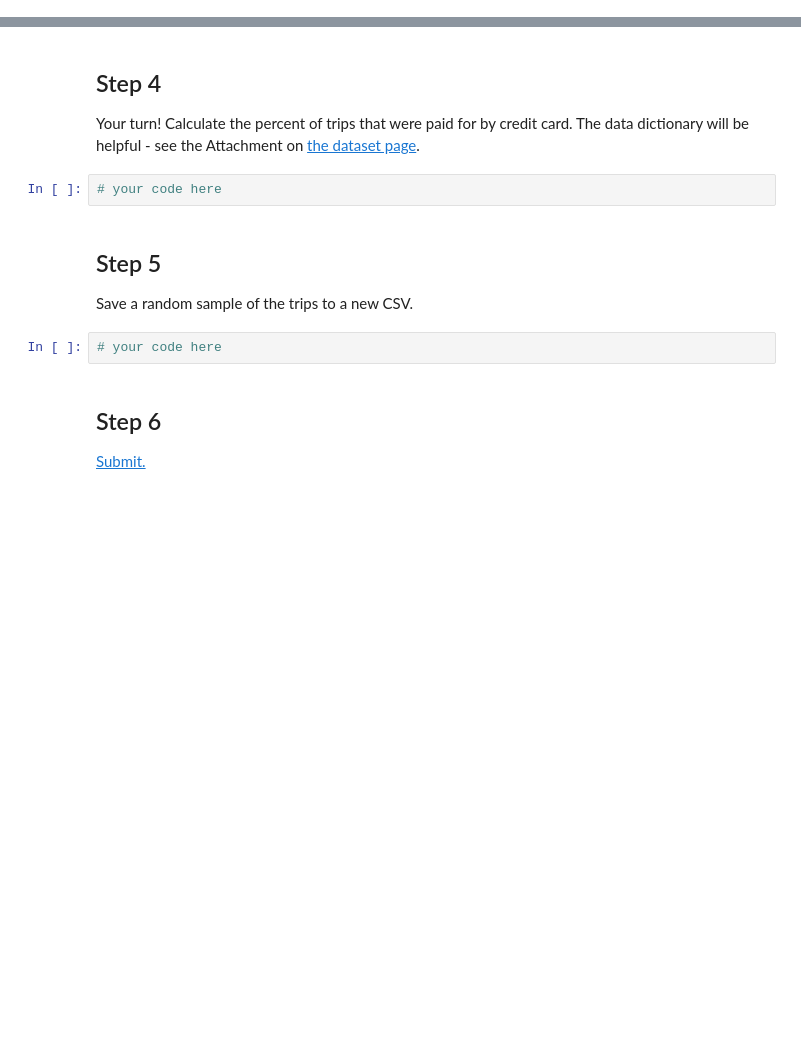
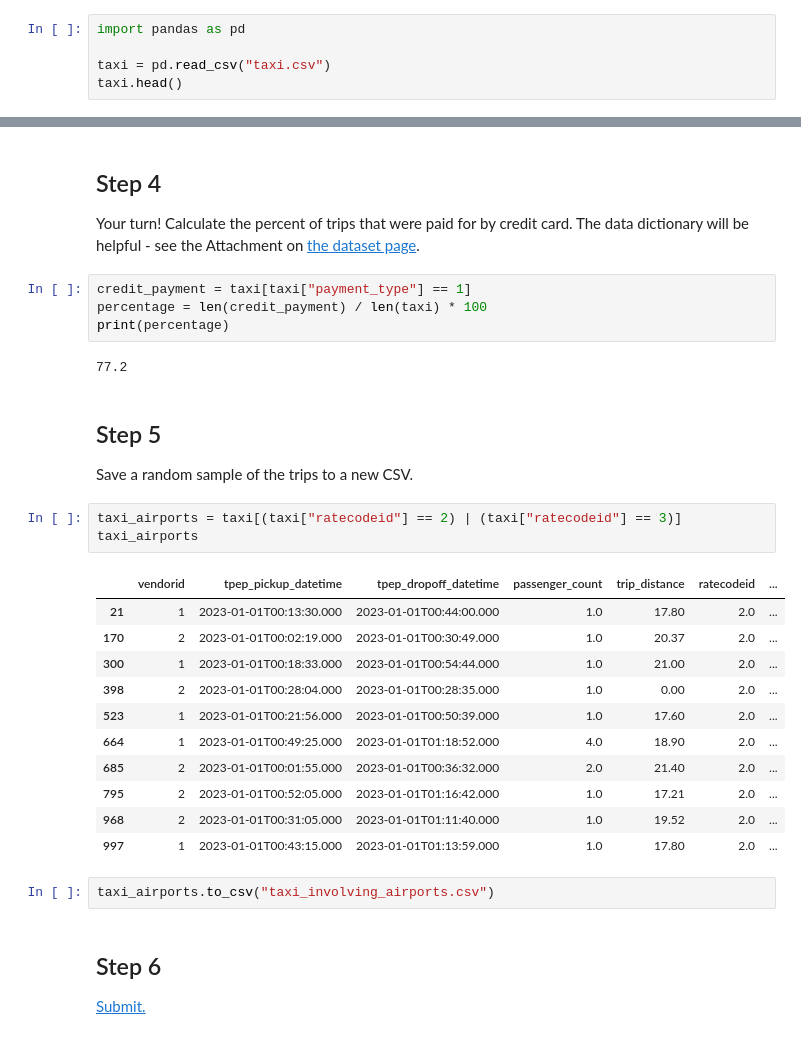
Before and after one commit to iridescen7/computing-in-context, a Jupyter notebook: lab_9/lab_9.ipynb, the cells around one changed output, grey strips where cells are left out. Cells and saved outputs as stored; diff of their text form; blank space fills up the shorter version.

```diff
--- a/lab_9/lab_9.ipynb
+++ b/lab_9/lab_9.ipynb
@@ -18,3 +18,8 @@ The data needs to available on the machine where Python is running in order to p
 1. Move the CSV to the same directory as this notebook.
 1. Rename the CSV something meaningful.
 1. Confirm you can see the file in the [VSCode Explorer](https://code.visualstudio.com/docs/getstarted/userinterface#_explorer-view). You may need to tell it to refresh (🔄 button).
+# %%
+import pandas as pd
+
+taxi = pd.read_csv("taxi.csv")
+taxi.head()
@@ -34,14 +97,33 @@ Calculate the average ride distance.
 ## Step 4
 
 Your turn! Calculate the percent of trips that were paid for by credit card. The data dictionary will be helpful - see the Attachment on [the dataset page](https://data.cityofnewyork.us/Transportation/2023-Yellow-Taxi-Trip-Data/4b4i-vvec/about_data).
-# %%
-# your code here
+# %%
+credit_payment = taxi[taxi["payment_type"] == 1]
+percentage = len(credit_payment) / len(taxi) * 100
+print(percentage)
+# %% [output]
+77.2
 # %% [markdown]
 ## Step 5
 
 Save a random sample of the trips to a new CSV.
-# %%
-# your code here
+# %%
+taxi_airports = taxi[(taxi["ratecodeid"] == 2) | (taxi["ratecodeid"] == 3)]
+taxi_airports
+# %% [output]
+|  | vendorid | tpep_pickup_datetime | tpep_dropoff_datetime | passenger_count | trip_distance | ratecodeid | ... |
+| 21 | 1 | 2023-01-01T00:13:30.000 | 2023-01-01T00:44:00.000 | 1.0 | 17.80 | 2.0 | ... |
+| 170 | 2 | 2023-01-01T00:02:19.000 | 2023-01-01T00:30:49.000 | 1.0 | 20.37 | 2.0 | ... |
+| 300 | 1 | 2023-01-01T00:18:33.000 | 2023-01-01T00:54:44.000 | 1.0 | 21.00 | 2.0 | ... |
+| 398 | 2 | 2023-01-01T00:28:04.000 | 2023-01-01T00:28:35.000 | 1.0 | 0.00 | 2.0 | ... |
+| 523 | 1 | 2023-01-01T00:21:56.000 | 2023-01-01T00:50:39.000 | 1.0 | 17.60 | 2.0 | ... |
+| 664 | 1 | 2023-01-01T00:49:25.000 | 2023-01-01T01:18:52.000 | 4.0 | 18.90 | 2.0 | ... |
+| 685 | 2 | 2023-01-01T00:01:55.000 | 2023-01-01T00:36:32.000 | 2.0 | 21.40 | 2.0 | ... |
+| 795 | 2 | 2023-01-01T00:52:05.000 | 2023-01-01T01:16:42.000 | 1.0 | 17.21 | 2.0 | ... |
+| 968 | 2 | 2023-01-01T00:31:05.000 | 2023-01-01T01:11:40.000 | 1.0 | 19.52 | 2.0 | ... |
+| 997 | 1 | 2023-01-01T00:43:15.000 | 2023-01-01T01:13:59.000 | 1.0 | 17.80 | 2.0 | ... |
+# %%
+taxi_airports.to_csv("taxi_involving_airports.csv")
 # %% [markdown]
 ## Step 6
 
```
Also changed, not shown: parts of 7 cells of this notebook, 3 other files.
